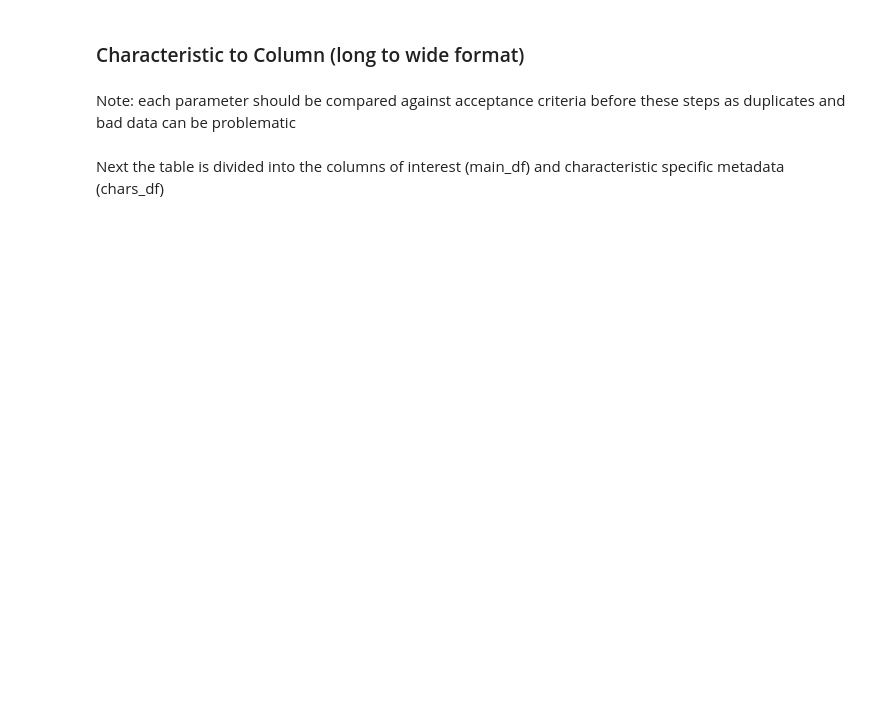
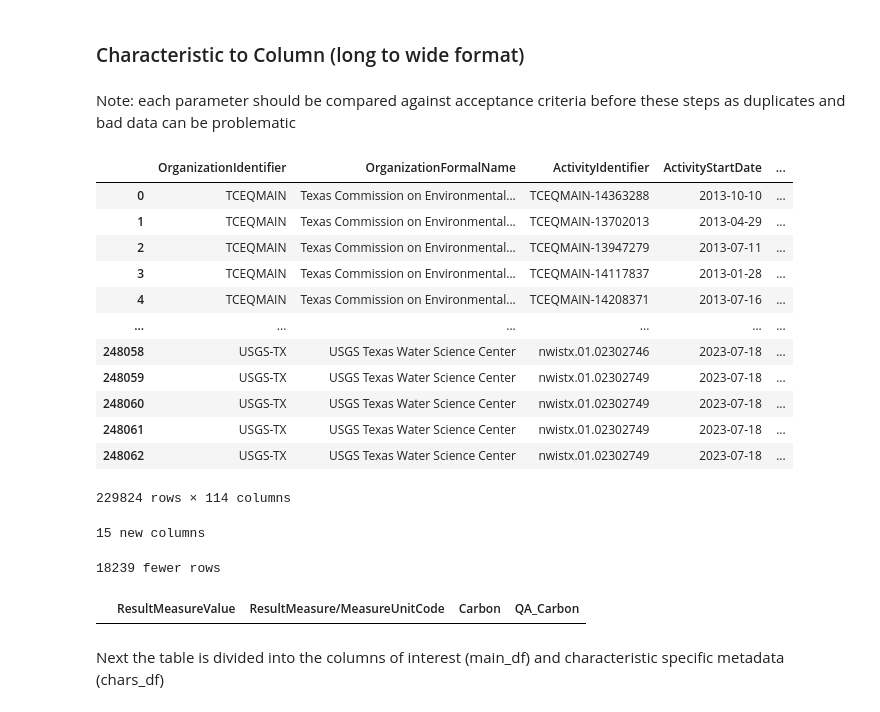
Before and after one commit to USEPA/harmonize-wq, a Jupyter notebook: demos/Harmonize_GOM.ipynb, the cells around one changed output. Drawn from its saved outputs; the diff is of its cells as text; code cells hidden in the pictures; blank space fills up the shorter version.

```diff
--- a/demos/Harmonize_GOM.ipynb
+++ b/demos/Harmonize_GOM.ipynb
@@ -357,18 +409,38 @@ df.loc[df['TP_Phosphorus'].notna(), ['ResultMeasureValue', 'ResultMeasure/Measur
 Note: each parameter should be compared against acceptance criteria before these steps as duplicates and bad data can be problematic
 # %%
 # Split single QA column into multiple by characteristic (rename the result to preserve these QA_flags)
-df2 = wrangle.split_col(df)
+df2 = wrangle.split_col(df_cleaned)
 df2
+# %% [output]
+|  | OrganizationIdentifier | OrganizationFormalName | ActivityIdentifier | ActivityStartDate | ... |
+| 0 | TCEQMAIN | Texas Commission on Environmental... | TCEQMAIN-14363288 | 2013-10-10 | ... |
+| 1 | TCEQMAIN | Texas Commission on Environmental... | TCEQMAIN-13702013 | 2013-04-29 | ... |
+| 2 | TCEQMAIN | Texas Commission on Environmental... | TCEQMAIN-13947279 | 2013-07-11 | ... |
+| 3 | TCEQMAIN | Texas Commission on Environmental... | TCEQMAIN-14117837 | 2013-01-28 | ... |
+| 4 | TCEQMAIN | Texas Commission on Environmental... | TCEQMAIN-14208371 | 2013-07-16 | ... |
+| ... | ... | ... | ... | ... | ... |
+| 248058 | USGS-TX | USGS Texas Water Science Center | nwistx.01.02302746 | 2023-07-18 | ... |
+| 248059 | USGS-TX | USGS Texas Water Science Center | nwistx.01.02302749 | 2023-07-18 | ... |
+| 248060 | USGS-TX | USGS Texas Water Science Center | nwistx.01.02302749 | 2023-07-18 | ... |
+| 248061 | USGS-TX | USGS Texas Water Science Center | nwistx.01.02302749 | 2023-07-18 | ... |
+| 248062 | USGS-TX | USGS Texas Water Science Center | nwistx.01.02302749 | 2023-07-18 | ... |
+229824 rows × 114 columns
 # %%
 # This expands the single col (QA_flag) out to a number of new columns based on the unique characteristicNames and speciation
-print('{} new columns'.format(len(df2.columns) - len(df.columns)))
+print('{} new columns'.format(len(df2.columns) - len(df_cleaned.columns)))
+# %% [output]
+15 new columns
 # %%
 # Note: there are fewer rows because NAN results are also dropped in this step
-print('{} fewer rows'.format(len(df)-len(df2)))
+print('{} fewer rows'.format(len(df_cleaned)-len(df2)))
+# %% [output]
+18239 fewer rows
 # %%
 #Examine Carbon flags from earlier in notebook (note these are empty now because NAN is dropped)
 cols = ['ResultMeasureValue', 'ResultMeasure/MeasureUnitCode', 'Carbon', 'QA_Carbon']
 df2.loc[df2['QA_Carbon'].notna(), cols]
+# %% [output]
+|  | ResultMeasureValue | ResultMeasure/MeasureUnitCode | Carbon | QA_Carbon |
 # %% [markdown]
 Next the table is divided into the columns of interest (main_df) and characteristic specific metadata (chars_df)
 # %%
```
Also changed, not shown: parts of 49 cells of this notebook.
